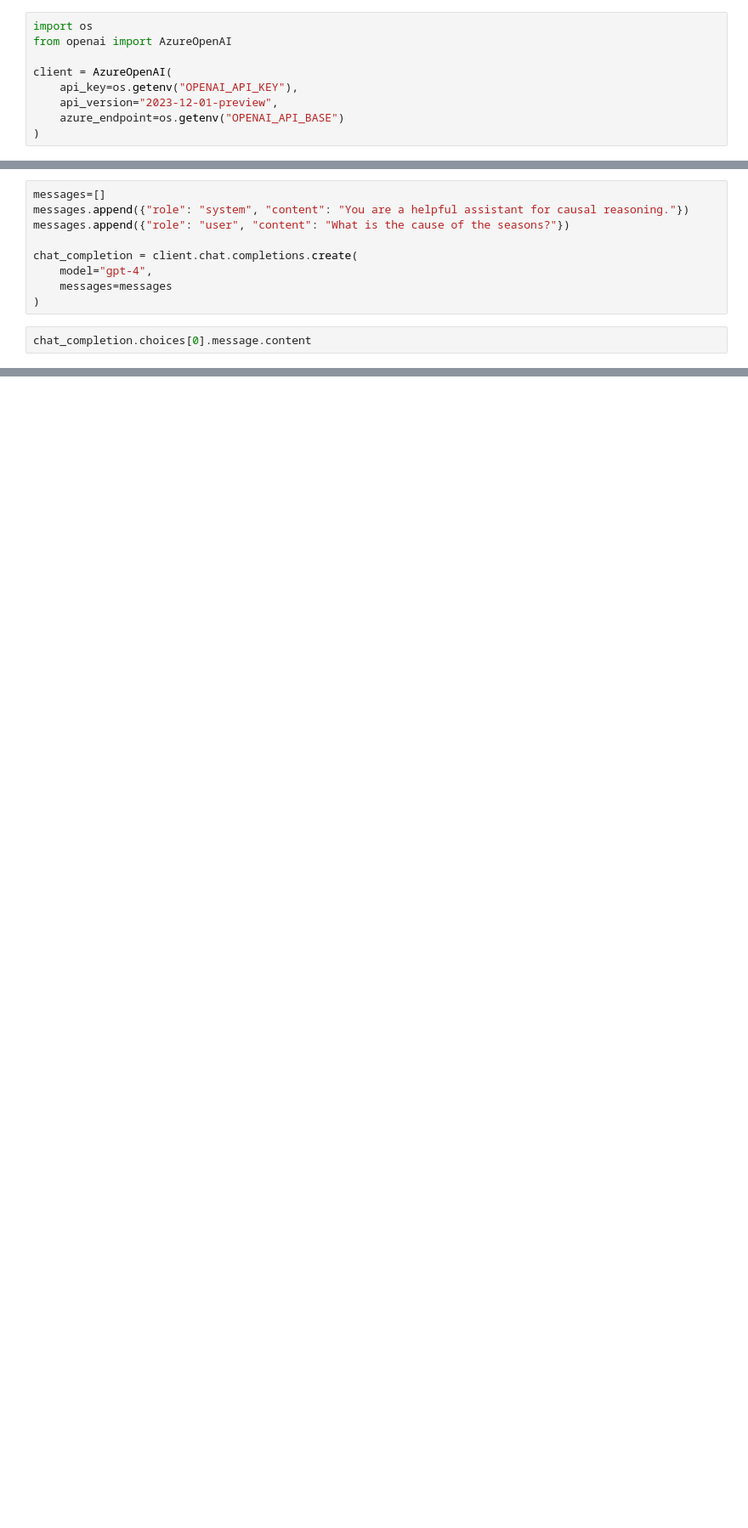
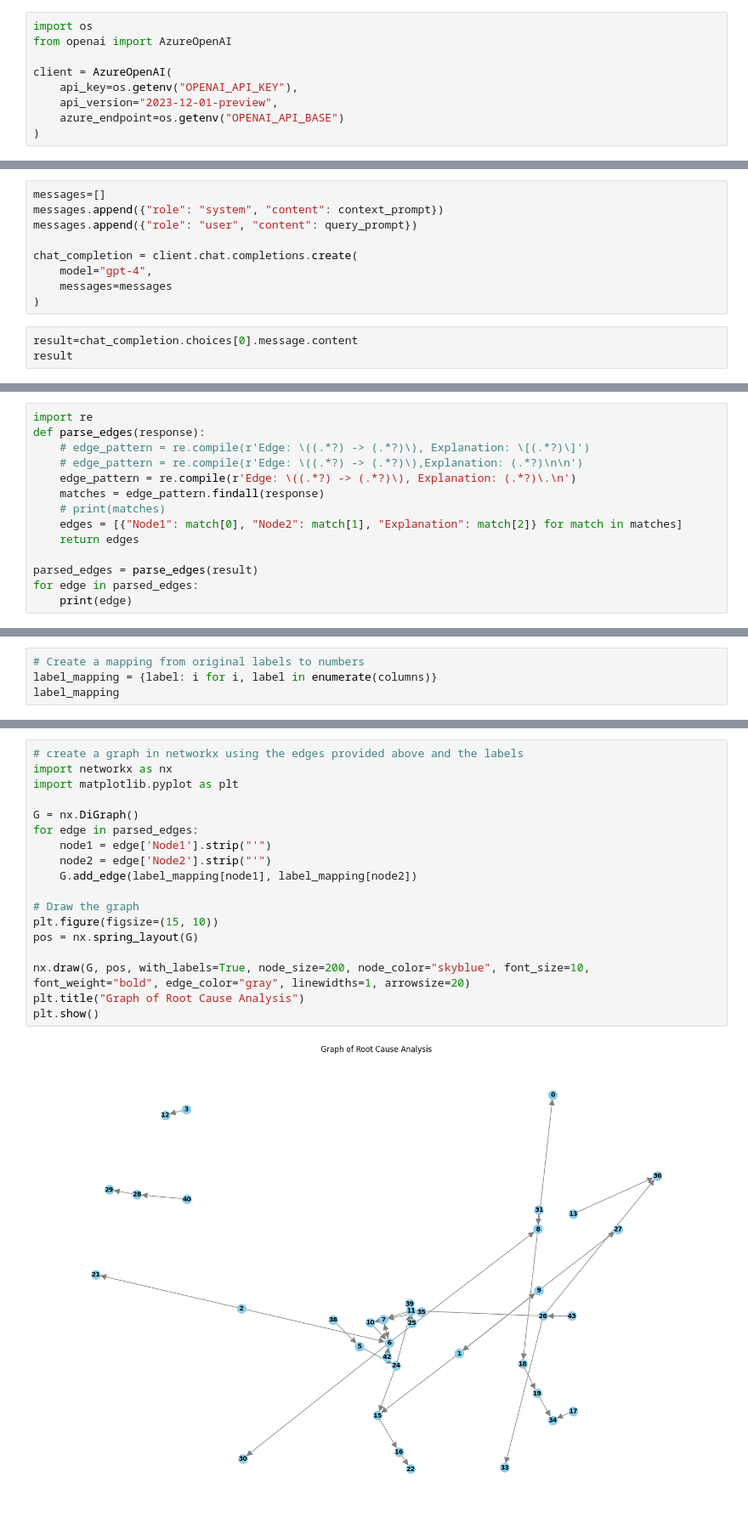
Before and after one commit to srivhash/dowhy, a Jupyter notebook: dowhy/temporal/gpt4.ipynb, the cells around one changed output, grey strips where cells are left out. Shown: that part at 85% size. Cells and saved outputs as stored; diff of their text form; blank space fills up the shorter version.

```diff
--- a/dowhy/temporal/gpt4.ipynb
+++ b/dowhy/temporal/gpt4.ipynb
@@ -10,12 +60,13 @@ client = AzureOpenAI(
 # %%
 messages=[]
-messages.append({"role": "system", "content": "You are a helpful assistant for causal reasoning."})
-messages.append({"role": "user", "content": "What is the cause of the seasons?"})
+messages.append({"role": "system", "content": context_prompt})
+messages.append({"role": "user", "content": query_prompt})
 
 chat_completion = client.chat.completions.create(
     model="gpt-4",
     messages=messages
 )
 # %%
-chat_completion.choices[0].message.content
+result=chat_completion.choices[0].message.content
+result
 # %% [output]
@@ -22,0 +74,14 @@ chat_completion.choices[0].message.content
+# %%
+import re
+def parse_edges(response):
+    # edge_pattern = re.compile(r'Edge: \((.*?) -> (.*?)\), Explanation: \[(.*?)\]')
+    # edge_pattern = re.compile(r'Edge: \((.*?) -> (.*?)\),Explanation: (.*?)\n\n')
+    edge_pattern = re.compile(r'Edge: \((.*?) -> (.*?)\), Explanation: (.*?)\.\n')
+    matches = edge_pattern.findall(response)
+    # print(matches)
+    edges = [{"Node1": match[0], "Node2": match[1], "Explanation": match[2]} for match in matches]
+    return edges
+
+parsed_edges = parse_edges(result)
+for edge in parsed_edges:
+    print(edge)
@@ -22,0 +145,4 @@ chat_completion.choices[0].message.content
+# %%
+# Create a mapping from original labels to numbers
+label_mapping = {label: i for i, label in enumerate(columns)}
+label_mapping
@@ -22,0 +167,20 @@ chat_completion.choices[0].message.content
+# %%
+# create a graph in networkx using the edges provided above and the labels
+import networkx as nx
+import matplotlib.pyplot as plt
+
+G = nx.DiGraph()
+for edge in parsed_edges:
+    node1 = edge['Node1'].strip("'")
+    node2 = edge['Node2'].strip("'")
+    G.add_edge(label_mapping[node1], label_mapping[node2])
+
+# Draw the graph
+plt.figure(figsize=(15, 10))
+pos = nx.spring_layout(G)
+
+nx.draw(G, pos, with_labels=True, node_size=200, node_color="skyblue", font_size=10, font_weight="bold", edge_color="gray", linewidths=1, arrowsize=20)
+plt.title("Graph of Root Cause Analysis")
+plt.show()
+# %% [output]
+[figure, added]
```
Also changed, not shown: parts of 17 cells of this notebook.
